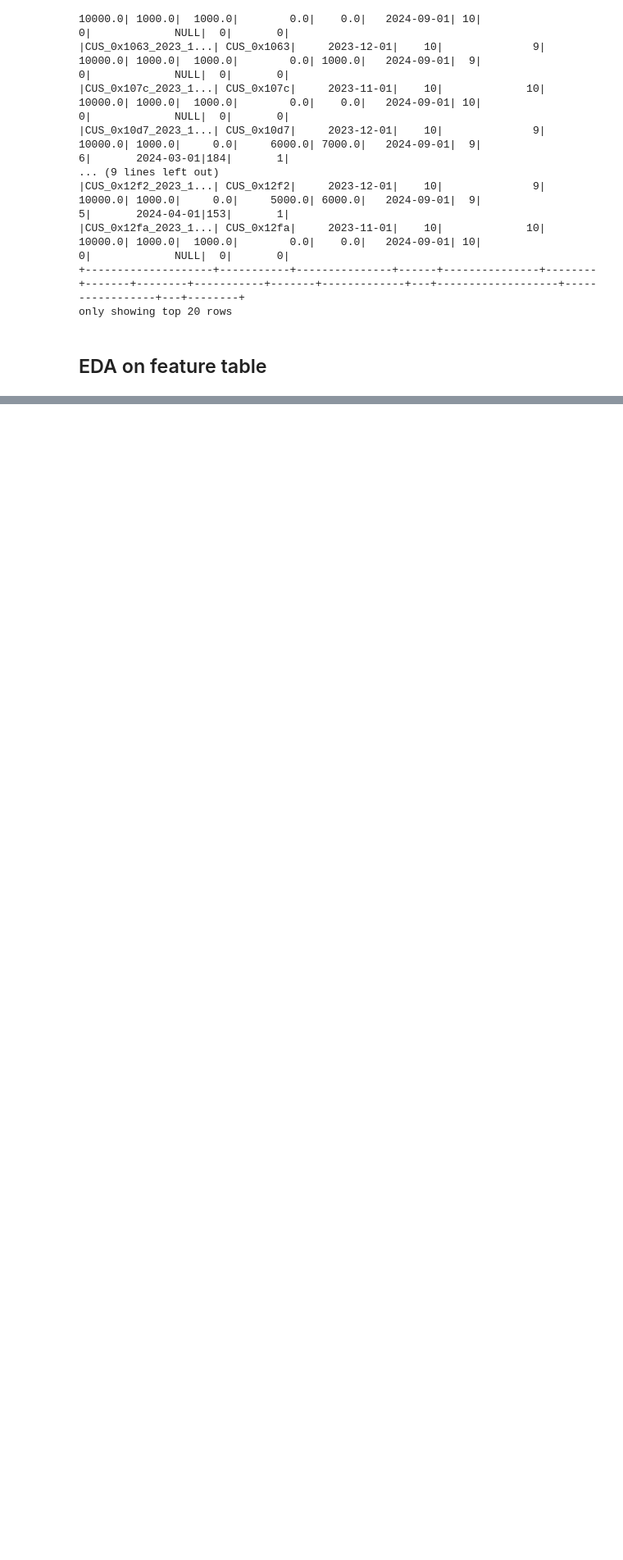
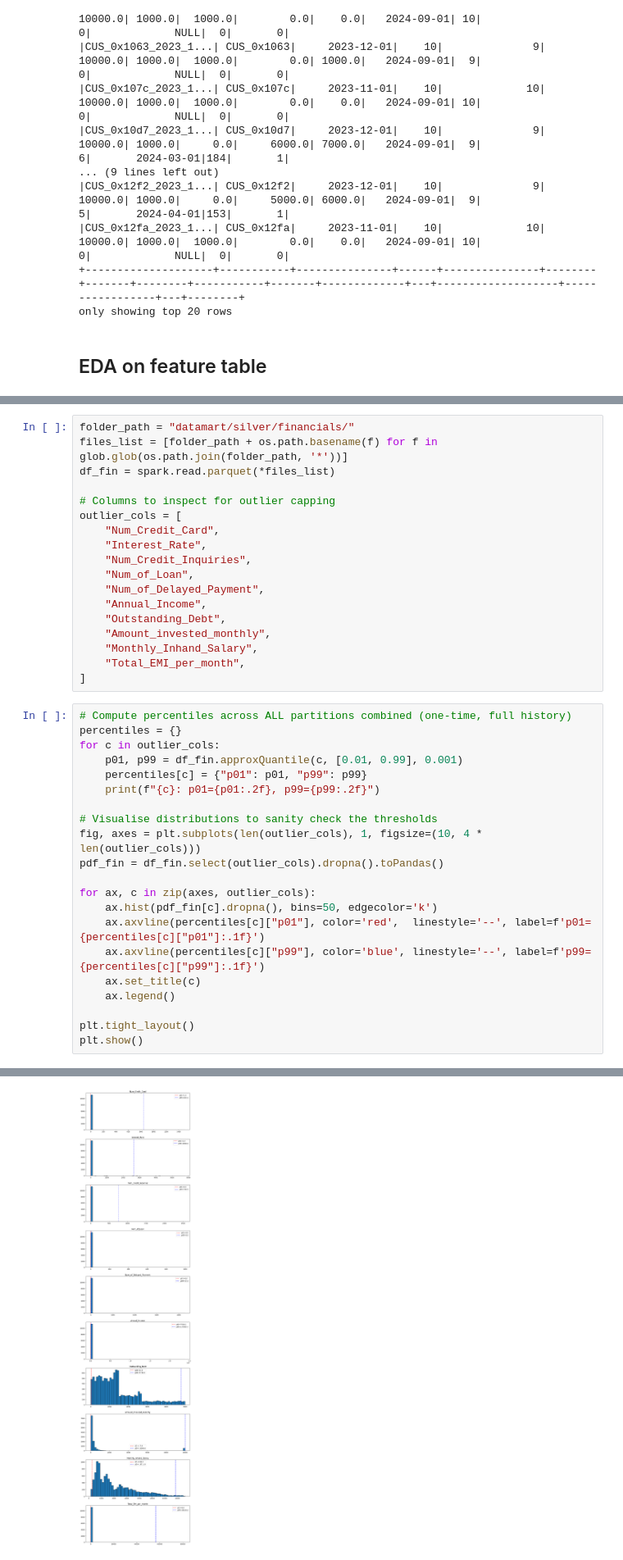
Before and after one commit to a-rosa/MLE_assignment_2, a Jupyter notebook: data_processing_main.ipynb, the cells around one changed output, grey strips where cells are left out. Shown at 82% size. Drawn from its saved outputs; the diff is of its cells as text; blank space fills up the shorter version.

```diff
--- a/data_processing_main.ipynb
+++ b/data_processing_main.ipynb
@@ -771,0 +662,40 @@ df_labels.groupBy("snapshot_date").count().orderBy("snapshot_date").show(30)
+# %%
+folder_path = "datamart/silver/financials/"
+files_list = [folder_path + os.path.basename(f) for f in glob.glob(os.path.join(folder_path, '*'))]
+df_fin = spark.read.parquet(*files_list)
+
+# Columns to inspect for outlier capping
+outlier_cols = [
+    "Num_Credit_Card",
+    "Interest_Rate",
+    "Num_Credit_Inquiries",
+    "Num_of_Loan",
+    "Num_of_Delayed_Payment",
+    "Annual_Income",
+    "Outstanding_Debt",
+    "Amount_invested_monthly",
+    "Monthly_Inhand_Salary",
+    "Total_EMI_per_month",
+]
+# %%
+# Compute percentiles across ALL partitions combined (one-time, full history)
+percentiles = {}
+for c in outlier_cols:
+    p01, p99 = df_fin.approxQuantile(c, [0.01, 0.99], 0.001)
+    percentiles[c] = {"p01": p01, "p99": p99}
+    print(f"{c}: p01={p01:.2f}, p99={p99:.2f}")
+
+# Visualise distributions to sanity check the thresholds
+fig, axes = plt.subplots(len(outlier_cols), 1, figsize=(10, 4 * len(outlier_cols)))
+pdf_fin = df_fin.select(outlier_cols).dropna().toPandas()
+
+for ax, c in zip(axes, outlier_cols):
+    ax.hist(pdf_fin[c].dropna(), bins=50, edgecolor='k')
+    ax.axvline(percentiles[c]["p01"], color='red',  linestyle='--', label=f'p01={percentiles[c]["p01"]:.1f}')
+    ax.axvline(percentiles[c]["p99"], color='blue', linestyle='--', label=f'p99={percentiles[c]["p99"]:.1f}')
+    ax.set_title(c)
+    ax.legend()
+
+plt.tight_layout()
+plt.show()
+# %% [output]
@@ -771,0 +712 @@ df_labels.groupBy("snapshot_date").count().orderBy("snapshot_date").show(30)
+[figure, added]
```
Also changed, not shown: parts of 75 cells of this notebook.
